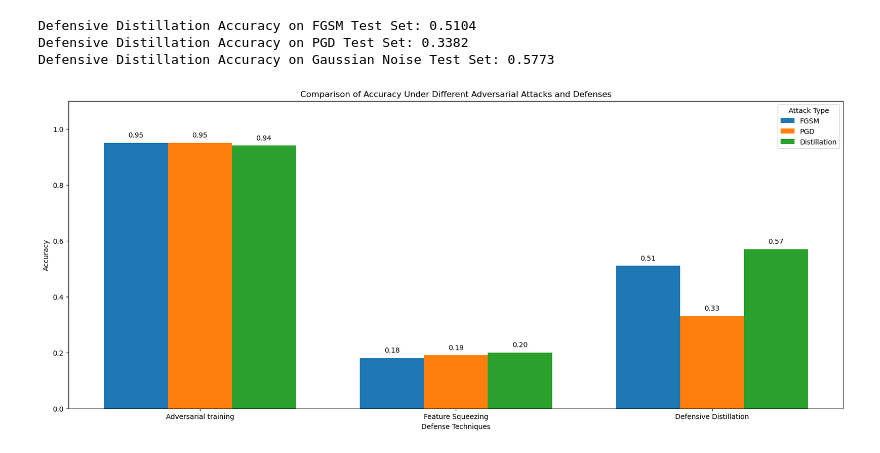
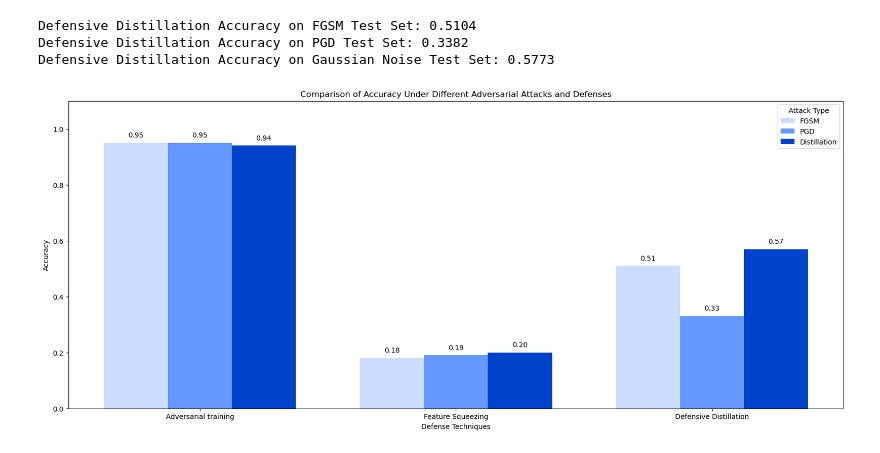
Before and after one commit to alex-kh465/Adversarial_Attack_and_Defense, a Jupyter notebook: rf_adv.ipynb, the cells around one changed output. Saved outputs shown, nothing was run; the diff lists cells and outputs as text; code cells hidden in the pictures.

```diff
--- a/rf_adv.ipynb
+++ b/rf_adv.ipynb
@@ -262,32 +262,33 @@ accuracy_data = {
 
 # Defense techniques used for each attack
 defense_methods = ["Adversarial training","Feature Squeezing","Defensive Distillation"]
 
 # Create bar width and positions for each group
 num_defenses = len(defense_methods)
 bar_width = 0.25  # Width of each bar
 index = np.arange(len(accuracy_data))  # Positions for each attack group
 
 # Plot each defense as a separate set of bars within each attack
 plt.figure(figsize=(20, 8))
+colors = ["#ccddff","#6699ff","#0044cc"]
 for i, (attack, accuracies) in enumerate(accuracy_data.items()):
     # Position each bar based on its index and bar width
-    plt.bar(index + i * bar_width, accuracies, width=bar_width, label=f"{attack}")
+    plt.bar(index + i * bar_width, accuracies, width=bar_width, label=f"{attack}",color = colors[i])
 
 # Add labels and title
 plt.xlabel("Defense Techniques")
 plt.ylabel("Accuracy")
 plt.title("Comparison of Accuracy Under Different Adversarial Attacks and Defenses")
 plt.xticks(index + bar_width, defense_methods)
 plt.ylim(0, 1 + 0.1)  # Accuracy scale [0, 1]
 
 # Annotate bars with accuracy values for each attack and defense combination
 for i, (attack, accuracies) in enumerate(accuracy_data.items()):
     for j, acc in enumerate(accuracies):
         plt.text(index[j] + i * bar_width, acc + 0.02, f"{acc:.2f}", ha='center')
 
 # Add a legend
 plt.legend(title="Attack Type")
 plt.show()
 # %% [output]
-[figure, old version]
+[figure, new version]
```
Also changed, not shown: parts of 1 cell of this notebook, 2 other files.
